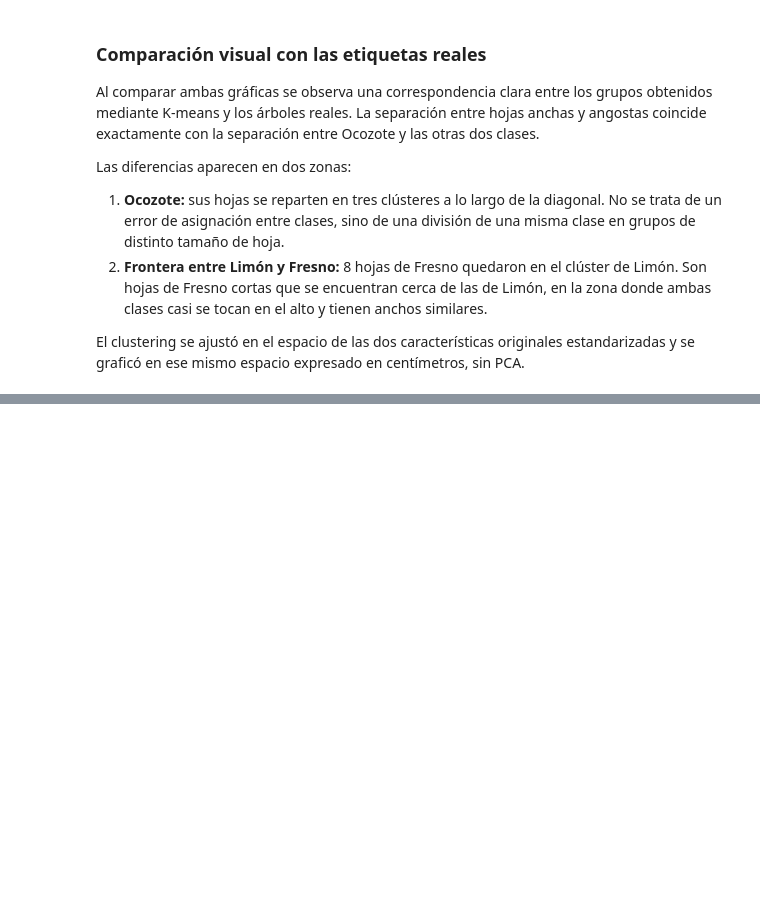
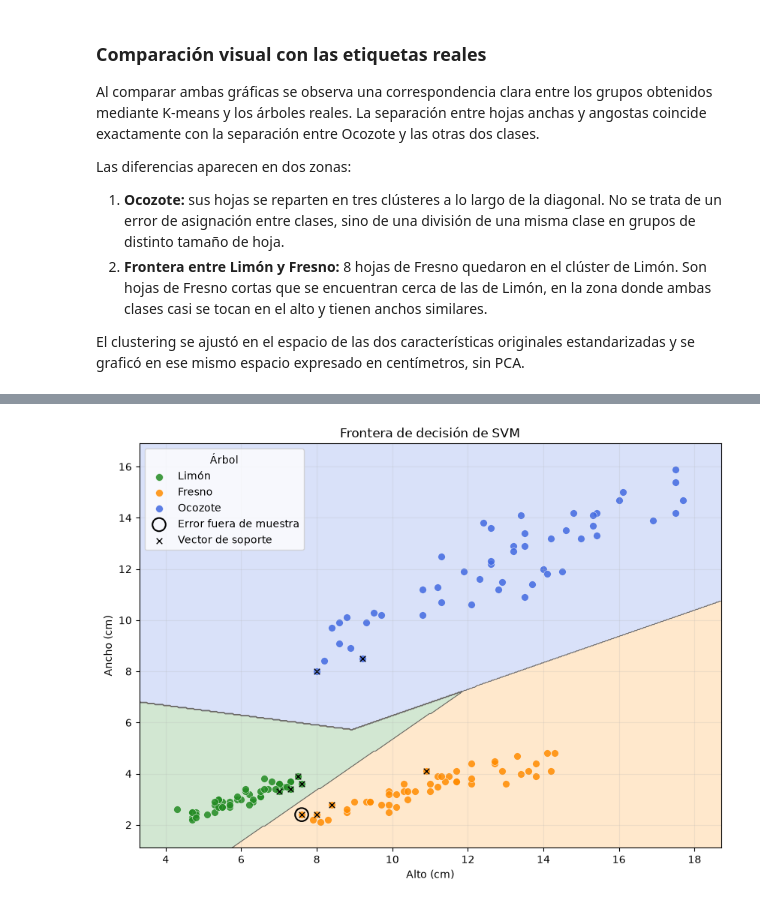
Before and after one commit to jpmartham/proyecto-final-razonamiento, a Jupyter notebook: notebooks/hojas.ipynb, the cells around one changed output, grey strips where cells are left out. Saved outputs shown, nothing was run; the diff lists cells and outputs as text; code cells hidden in the pictures; blank space fills up the shorter version.

```diff
--- a/notebooks/hojas.ipynb
+++ b/notebooks/hojas.ipynb
@@ -2081,0 +2296,12 @@ En las zonas sin hojas, como la esquina inferior derecha o la parte izquierda de
+# %%
+# Vectores de soporte del modelo final
+modelo_svc = mejor_modelo_svm.named_steps["svm"]
+
+vectores_soporte = pd.Series(
+    modelo_svc.n_support_,
+    index=CLASES,
+    name="Vectores de soporte"
+)
+
+print("Total de vectores de soporte:", modelo_svc.n_support_.sum())
+vectores_soporte.to_frame()
@@ -2081,0 +2326,28 @@ En las zonas sin hojas, como la esquina inferior derecha o la parte izquierda de
+# %%
+# Frontera de decisión del modelo final de SVM en el plano Alto × Ancho
+fig, ax = plt.subplots(figsize=(10, 7))
+
+malla_svm = graficar_frontera(
+    mejor_modelo_svm,
+    "SVM",
+    predicciones_svm,
+    ax=ax
+)
+
+# Marcar los vectores de soporte
+indices_soporte = modelo_svc.support_
+
+ax.scatter(
+    X[indices_soporte, 0],
+    X[indices_soporte, 1],
+    marker="x",
+    color="black",
+    s=30,
+    linewidth=1,
+    label="Vector de soporte"
+)
+
+ax.legend(title="Árbol", loc="upper left")
+plt.show()
+# %% [output]
+[figure, added]
```
Also changed, not shown: parts of 61 cells of this notebook.
